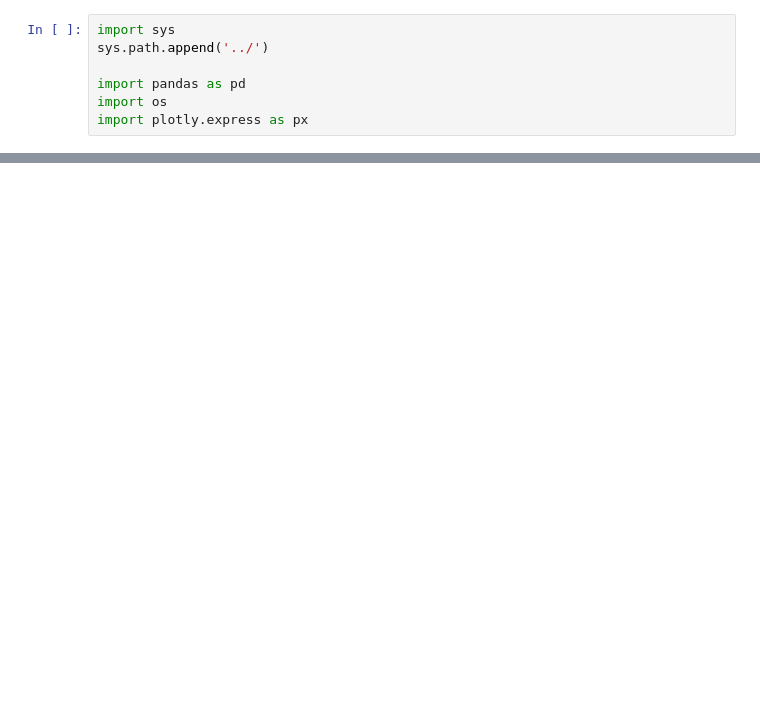
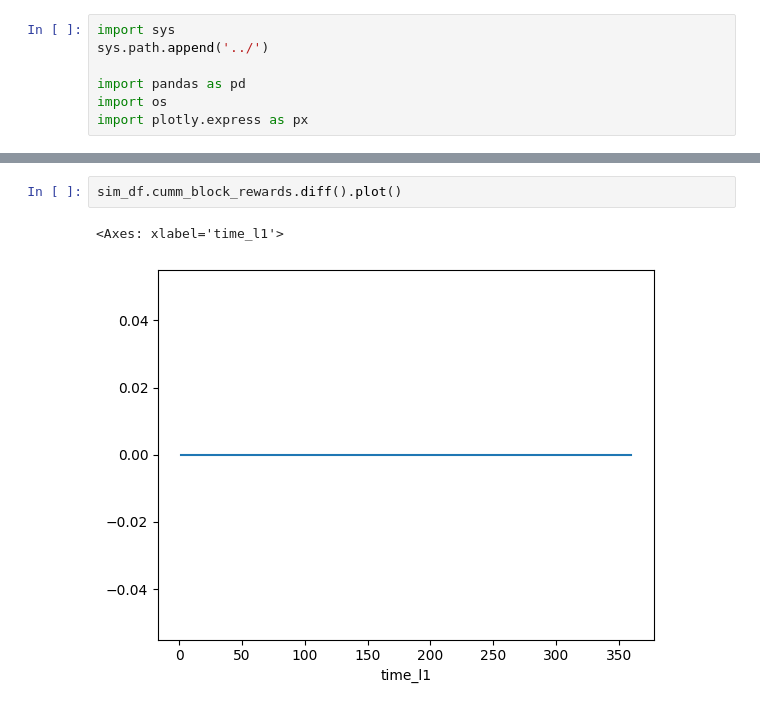
Before and after one commit to BlockScience/aztec-gddt, a Jupyter notebook: notebooks/test_run.ipynb, the cells around one changed output, grey strips where cells are left out. Saved outputs shown, nothing was run; the diff lists cells and outputs as text; blank space fills up the shorter version.

```diff
--- a/notebooks/test_run.ipynb
+++ b/notebooks/test_run.ipynb
@@ -86,0 +67,5 @@ Name: current_process, Length: 361, dtype: float64
+# %%
+sim_df.cumm_block_rewards.diff().plot()
+# %% [output]
+<Axes: xlabel='time_l1'>
+[figure, added]
```
Also changed, not shown: parts of 10 cells of this notebook, 5 other files.
